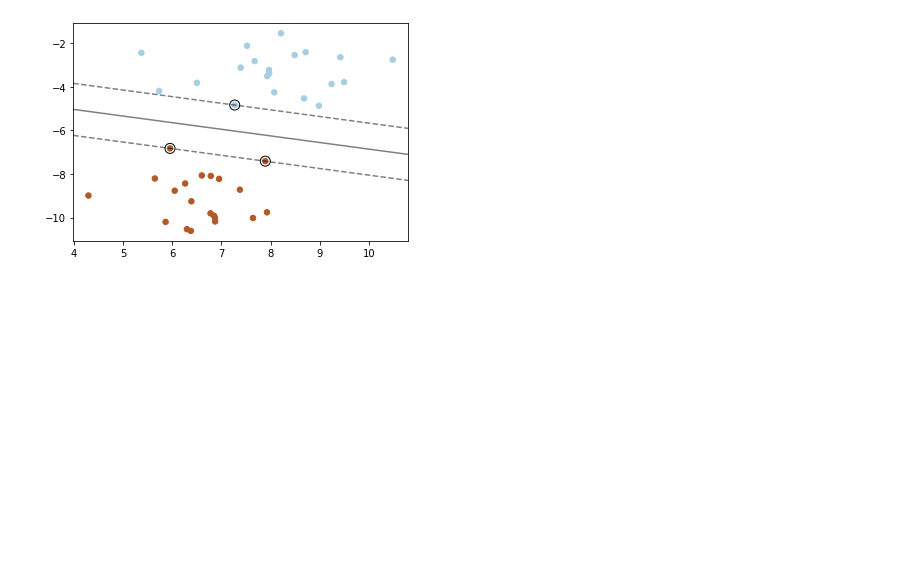
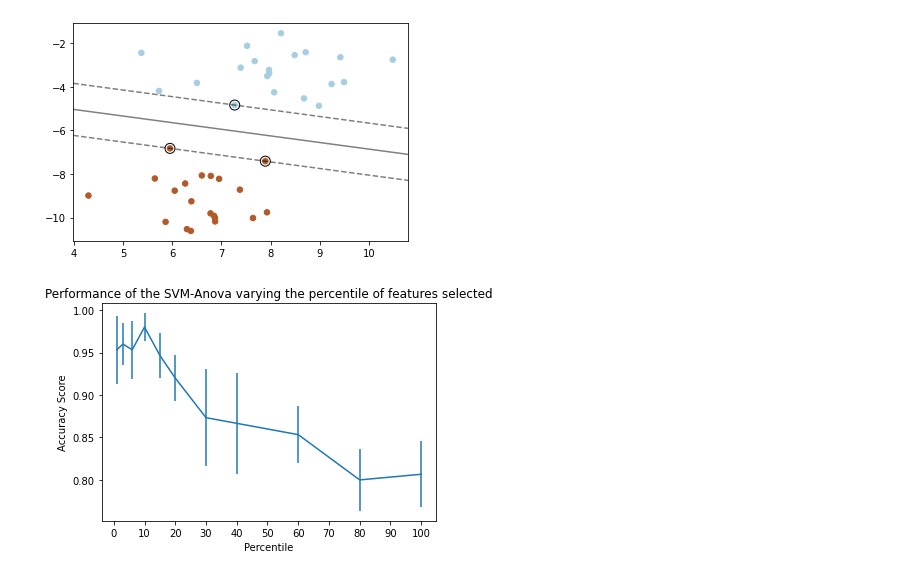
Before and after one commit to Zhujun-Vungle/laboratory, a Jupyter notebook: ml/python/svm.ipynb, the cells around one changed output. Saved outputs shown, nothing was run; the diff lists cells and outputs as text; code cells hidden in the pictures; blank space fills up the shorter version.

```diff
--- a/ml/python/svm.ipynb
+++ b/ml/python/svm.ipynb
@@ -52,0 +45,47 @@ plt.show()
+# %%
+import numpy as np
+import matplotlib.pyplot as plt
+from sklearn.datasets import load_iris
+from sklearn.feature_selection import SelectPercentile, chi2
+from sklearn.model_selection import cross_val_score
+from sklearn.pipeline import Pipeline
+from sklearn.preprocessing import StandardScaler
+from sklearn.svm import SVC
+
+
+# #############################################################################
+# Import some data to play with
+X, y = load_iris(return_X_y=True)
+# Add non-informative features
+np.random.seed(0)
+X = np.hstack((X, 2 * np.random.random((X.shape[0], 36))))
+
+# #############################################################################
+# Create a feature-selection transform, a scaler and an instance of SVM that we
+# combine together to have an full-blown estimator
+clf = Pipeline([('anova', SelectPercentile(chi2)),
+                ('scaler', StandardScaler()),
+                ('svc', SVC(gamma="auto"))])
+
+# #############################################################################
+# Plot the cross-validation score as a function of percentile of features
+score_means = list()
+score_stds = list()
+percentiles = (1, 3, 6, 10, 15, 20, 30, 40, 60, 80, 100)
+
+for percentile in percentiles:
+    clf.set_params(anova__percentile=percentile)
+    this_scores = cross_val_score(clf, X, y)
+    score_means.append(this_scores.mean())
+    score_stds.append(this_scores.std())
+
+plt.errorbar(percentiles, score_means, np.array(score_stds))
+plt.title(
+    'Performance of the SVM-Anova varying the percentile of features selected')
+plt.xticks(np.linspace(0, 100, 11, endpoint=True))
+plt.xlabel('Percentile')
+plt.ylabel('Accuracy Score')
+plt.axis('tight')
+plt.show()
+# %% [output]
+[figure, added]
```
Also changed, not shown: parts of 2 cells of this notebook.
